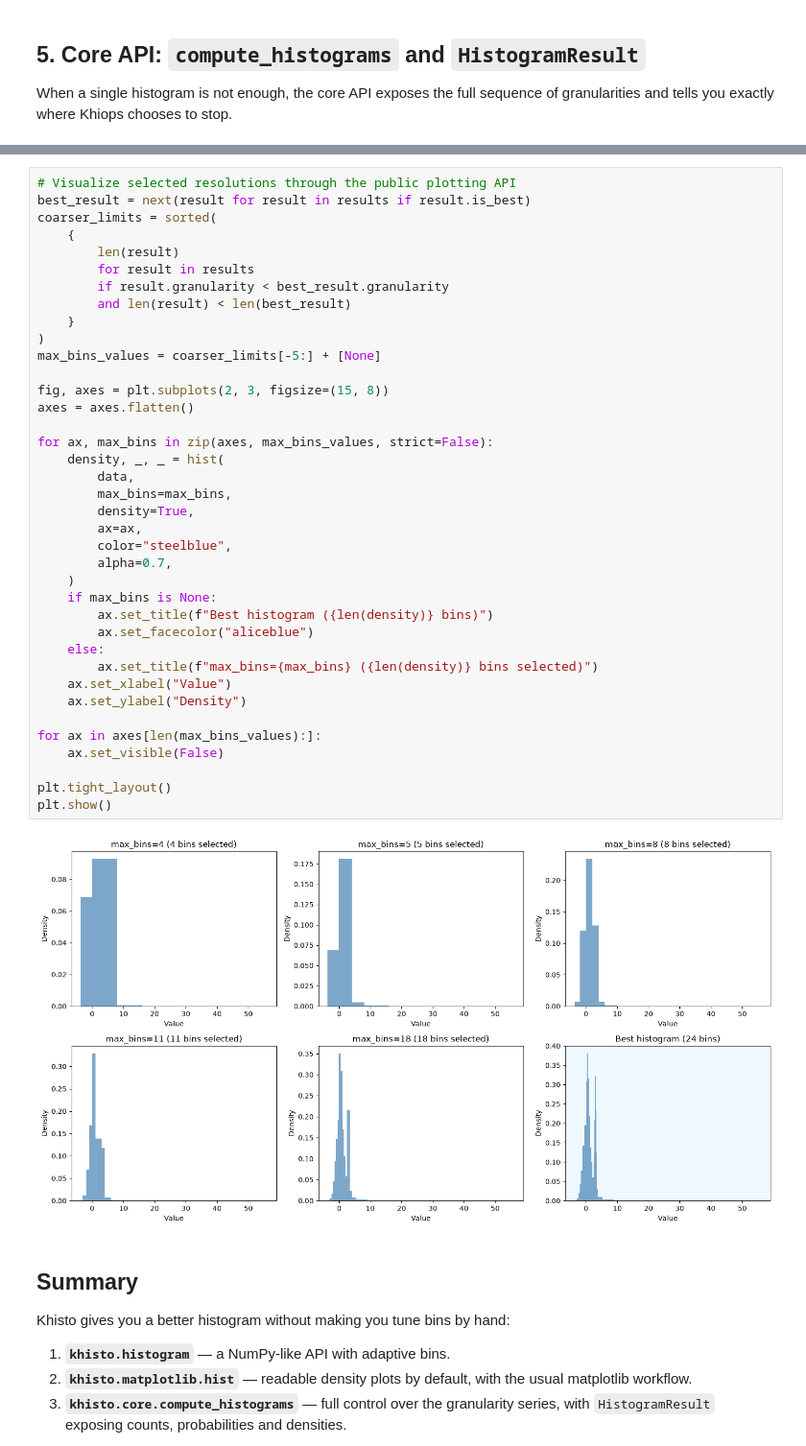
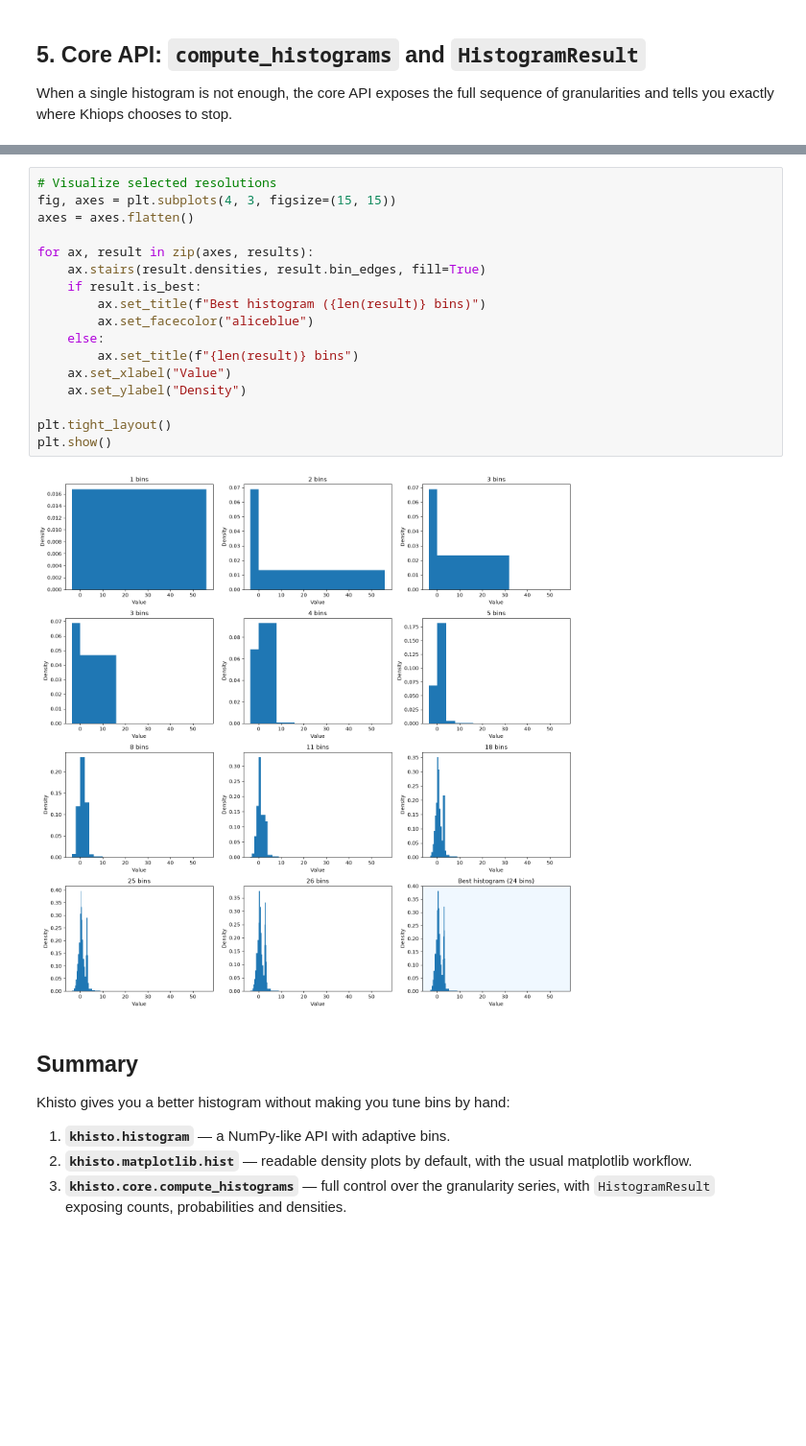
Before and after one commit to KhiopsML/khisto-python, a Jupyter notebook: docs/demo.ipynb, the cells around one changed output, grey strips where cells are left out. Shown at 96% size. Saved outputs shown, nothing was run; the diff lists cells and outputs as text; blank space fills up the shorter version.

Commit message:
docs(demo): simplifier le guide et actualiser les figures

```diff
--- a/docs/demo.ipynb
+++ b/docs/demo.ipynb
@@ -245,45 +230,24 @@ Granularity levels:
   Granularity 10: 26 bins
   Granularity 11: 24 bins <- BEST
 # %%
-# Visualize selected resolutions through the public plotting API
-best_result = next(result for result in results if result.is_best)
-coarser_limits = sorted(
-    {
-        len(result)
-        for result in results
-        if result.granularity < best_result.granularity
-        and len(result) < len(best_result)
-    }
-)
-max_bins_values = coarser_limits[-5:] + [None]
-
-fig, axes = plt.subplots(2, 3, figsize=(15, 8))
+# Visualize selected resolutions
+fig, axes = plt.subplots(4, 3, figsize=(15, 15))
 axes = axes.flatten()
 
-for ax, max_bins in zip(axes, max_bins_values, strict=False):
-    density, _, _ = hist(
-        data,
-        max_bins=max_bins,
-        density=True,
-        ax=ax,
-        color="steelblue",
-        alpha=0.7,
-    )
-    if max_bins is None:
-        ax.set_title(f"Best histogram ({len(density)} bins)")
+for ax, result in zip(axes, results):
+    ax.stairs(result.densities, result.bin_edges, fill=True)
+    if result.is_best:
+        ax.set_title(f"Best histogram ({len(result)} bins)")
         ax.set_facecolor("aliceblue")
     else:
-        ax.set_title(f"max_bins={max_bins} ({len(density)} bins selected)")
+        ax.set_title(f"{len(result)} bins")
     ax.set_xlabel("Value")
     ax.set_ylabel("Density")
 
-for ax in axes[len(max_bins_values):]:
-    ax.set_visible(False)
-
 plt.tight_layout()
 plt.show()
 # %% [output]
-[figure, old version]
+[figure, new version]
 # %% [markdown]
 ## Summary
 
```
Also changed, not shown: parts of 2 cells of this notebook, 4 other files.
